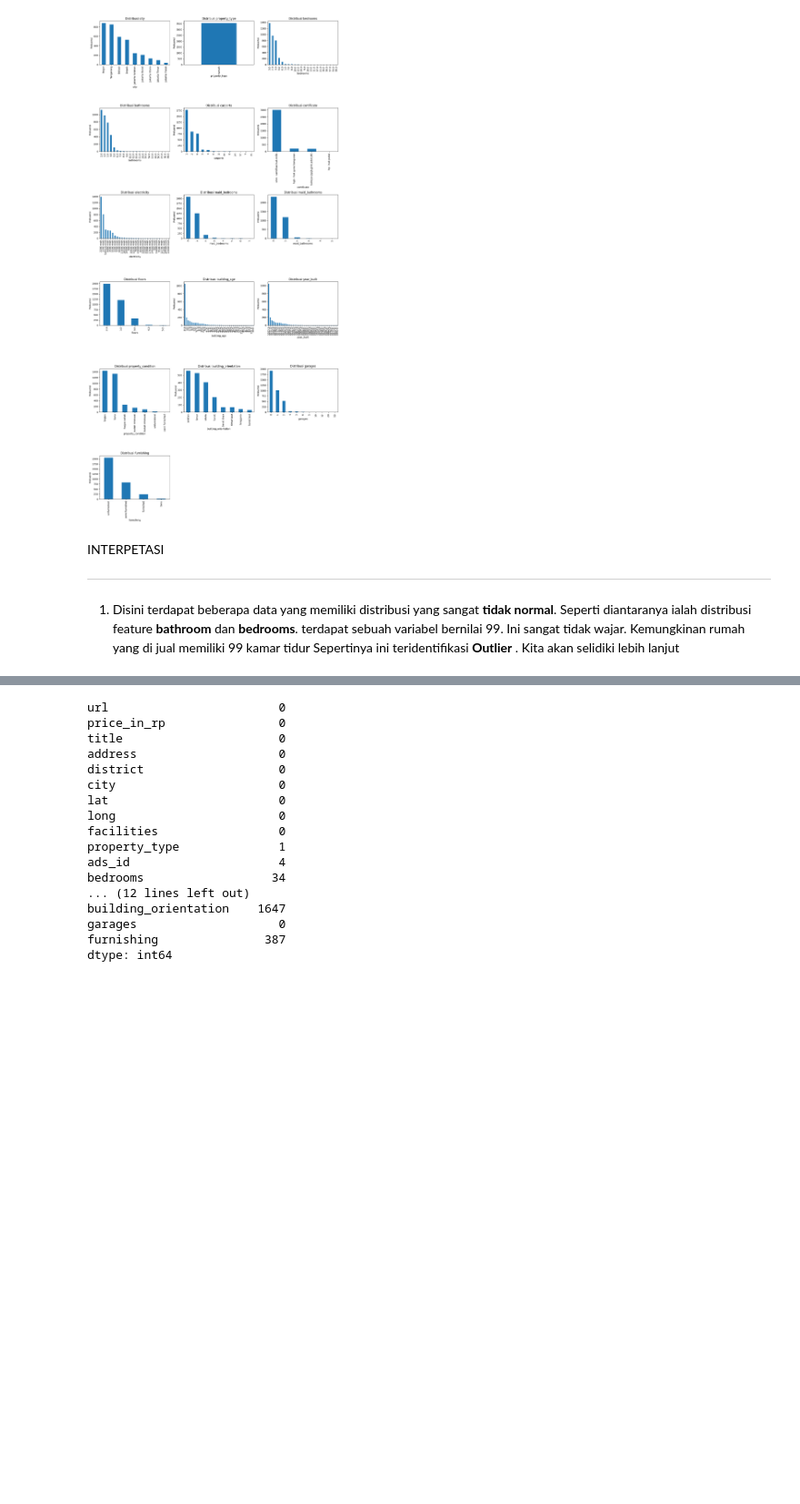
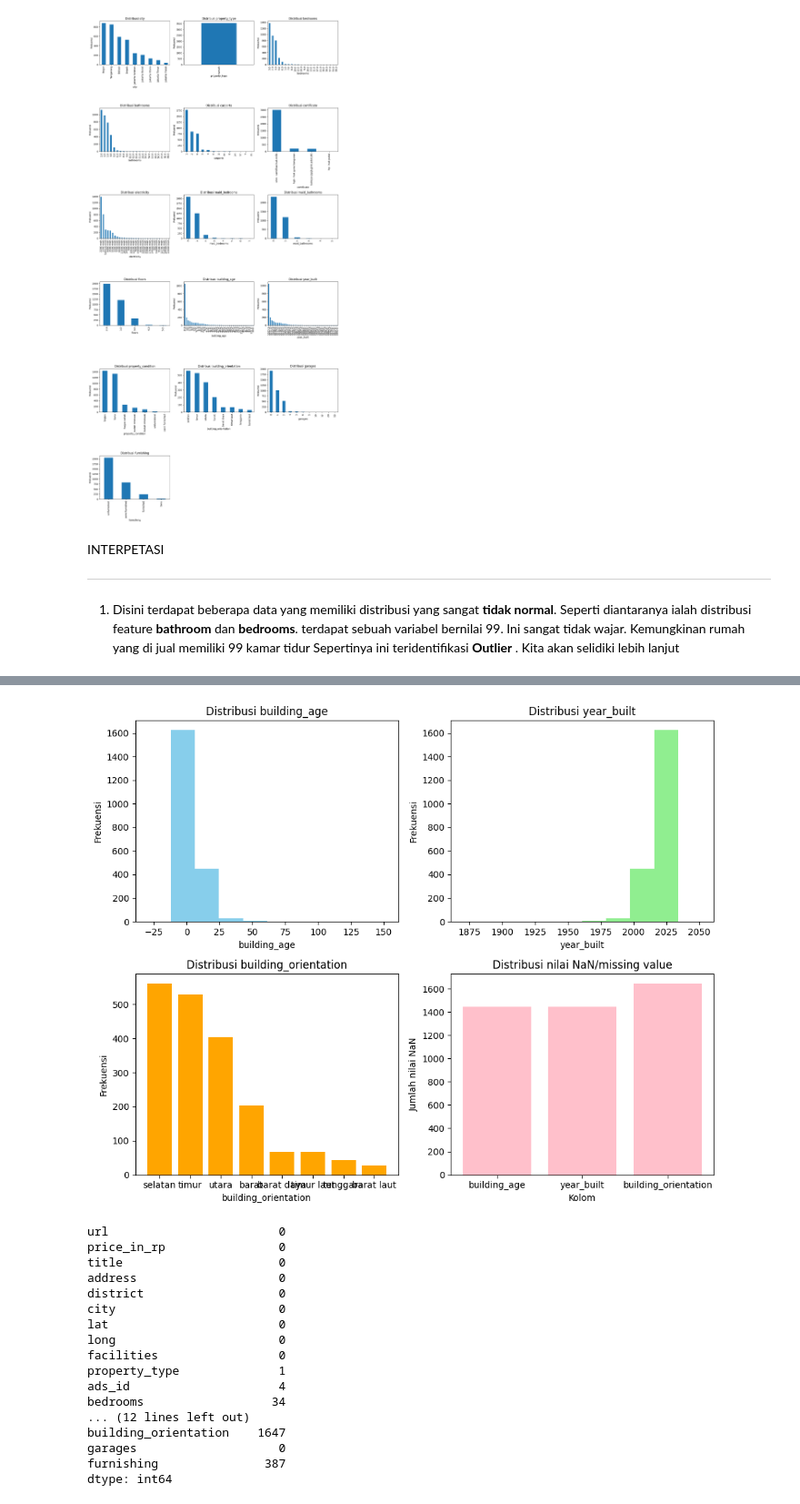
Before and after one commit to abdinegara783/ISFEST2023, a Jupyter notebook: ISFEST_Abdi.ipynb, the cells around one changed output, grey strips where cells are left out. Shown: that part at 91% size. Saved outputs shown, nothing was run; the diff lists cells and outputs as text; code cells hidden in the pictures; blank space fills up the shorter version.

```diff
--- a/ISFEST_Abdi.ipynb
+++ b/ISFEST_Abdi.ipynb
@@ -187,0 +226,2 @@ INTERPETASI
+# %%
+df_Miss_Banyak=df[['building_age','year_built','building_orientation']]
@@ -187,0 +254,10 @@ INTERPETASI
+# %%
+# Membuat fungsi untuk menghitung building_age
+def calculate_building_age(row):
+    if np.isnan(row['year_built']):
+        return np.nan
+    else:
+        return 2022 - row['year_built']
+
+# Menggunakan fungsi apply untuk menghitung building_age
+df_Miss_Banyak['building_age'] = df_Miss_Banyak.apply(calculate_building_age, axis=1)
@@ -188 +284,39 @@ INTERPETASI
+# %%
+# Dataframe
+data = df_Miss_Banyak
+
+# Visualisasi distribusi
+fig, axes = plt.subplots(nrows=2, ncols=2, figsize=(10, 8))
+
+# Plot distribusi building_age
+axes[0, 0].hist(data['building_age'].dropna(), bins=10, color='skyblue')
+axes[0, 0].set_title('Distribusi building_age')
+axes[0, 0].set_xlabel('building_age')
+axes[0, 0].set_ylabel('Frekuensi')
+
+# Plot distribusi year_built
+axes[0, 1].hist(data['year_built'].dropna(), bins=10, color='lightgreen')
+axes[0, 1].set_title('Distribusi year_built')
+axes[0, 1].set_xlabel('year_built')
+axes[0, 1].set_ylabel('Frekuensi')
+
+# Plot distribusi building_orientation
+building_orientation_counts = data['building_orientation'].value_counts()
+axes[1, 0].bar(building_orientation_counts.index, building_orientation_counts.values, color='orange')
+axes[1, 0].set_title('Distribusi building_orientation')
+axes[1, 0].set_xlabel('building_orientation')
+axes[1, 0].set_ylabel('Frekuensi')
+
+# Plot distribusi nilai NaN/missing value
+nan_counts = data.isna().sum()
+axes[1, 1].bar(nan_counts.index, nan_counts.values, color='pink')
+axes[1, 1].set_title('Distribusi nilai NaN/missing value')
+axes[1, 1].set_xlabel('Kolom')
+axes[1, 1].set_ylabel('Jumlah nilai NaN')
+
+# Menampilkan visualisasi
+plt.tight_layout()
+plt.show()
+# %% [output]
+[figure, added]
 # %%
```
Also changed, not shown: parts of 10 cells of this notebook.
